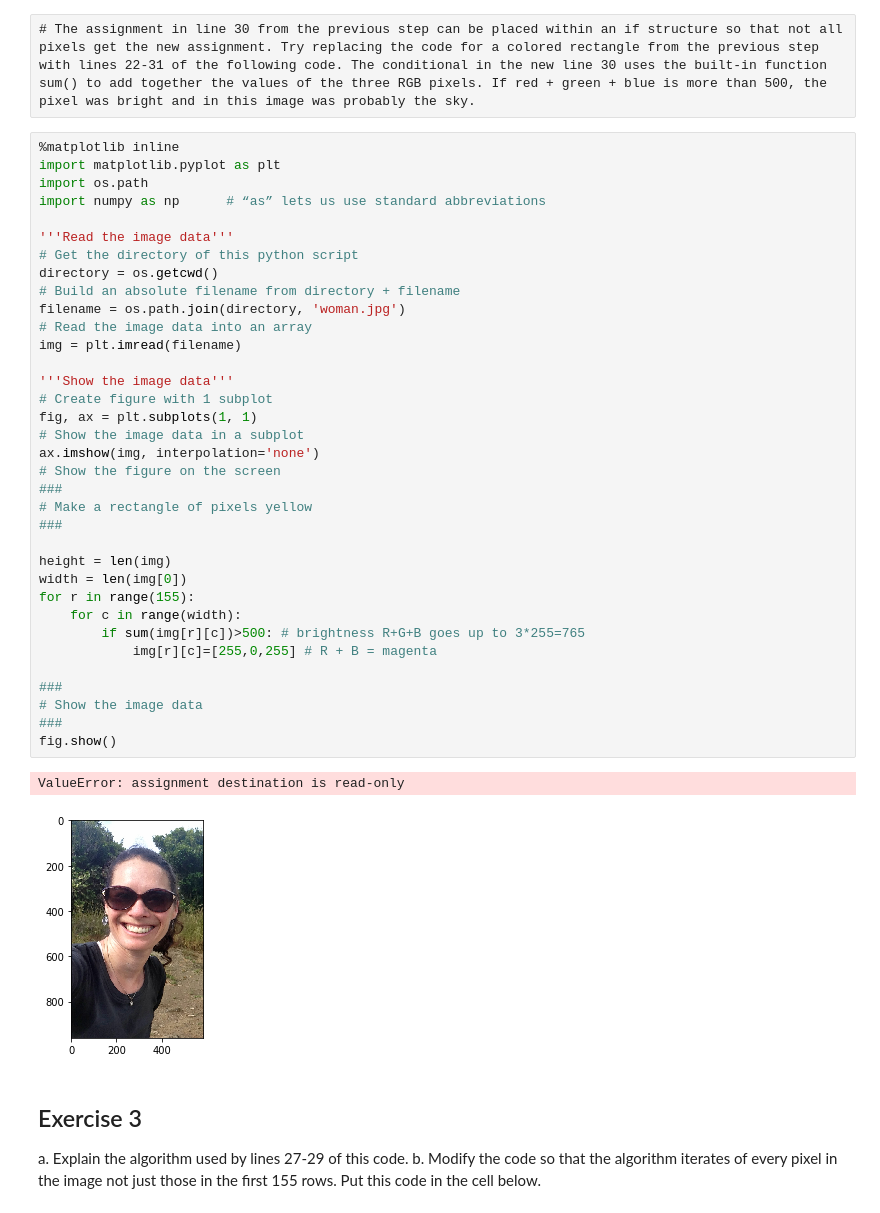
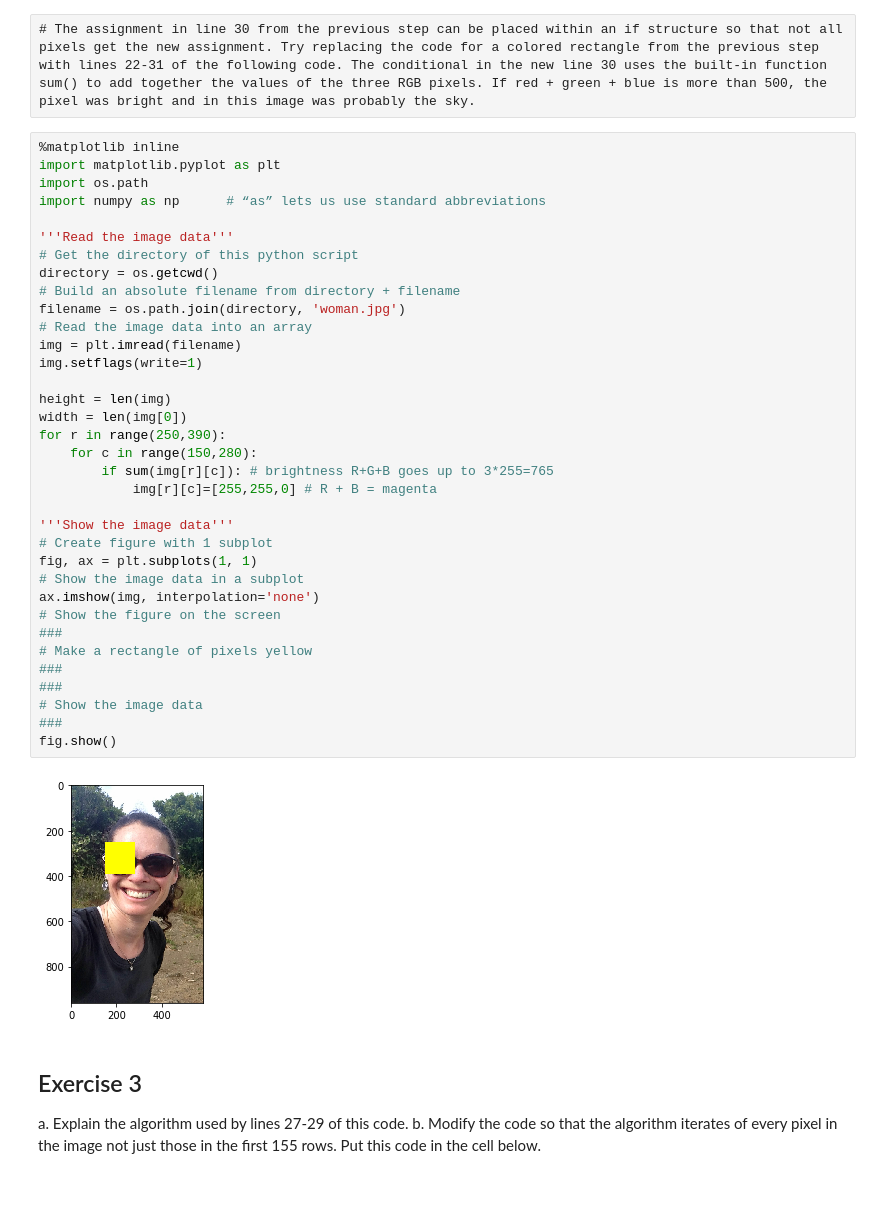
Before and after one commit to DaveMurr/1-4-3-DaveMurr, a Jupyter notebook: 1.4.3 Arrays and Images.ipynb, the cells around one changed output. Cells and saved outputs as stored; diff of their text form.

```diff
--- a/1.4.3 Arrays and Images.ipynb
+++ b/1.4.3 Arrays and Images.ipynb
@@ -176,41 +176,40 @@ fig.show()
 # %%
 %matplotlib inline
 import matplotlib.pyplot as plt
 import os.path
 import numpy as np      # “as” lets us use standard abbreviations
 
 '''Read the image data'''
 # Get the directory of this python script
 directory = os.getcwd()
 # Build an absolute filename from directory + filename
 filename = os.path.join(directory, 'woman.jpg')
 # Read the image data into an array
 img = plt.imread(filename)
+img.setflags(write=1)
+
+height = len(img)
+width = len(img[0])
+for r in range(250,390):
+    for c in range(150,280):
+        if sum(img[r][c]): # brightness R+G+B goes up to 3*255=765
+            img[r][c]=[255,255,0] # R + B = magenta
 
 '''Show the image data'''
 # Create figure with 1 subplot
 fig, ax = plt.subplots(1, 1)
 # Show the image data in a subplot
 ax.imshow(img, interpolation='none')
 # Show the figure on the screen
 ###
 # Make a rectangle of pixels yellow
 ###
-
-height = len(img)
-width = len(img[0])
-for r in range(155):
-    for c in range(width):
-        if sum(img[r][c])>500: # brightness R+G+B goes up to 3*255=765
-            img[r][c]=[255,0,255] # R + B = magenta
-
 ###
 # Show the image data
 ###
 fig.show()
 # %% [output]
-ValueError: assignment destination is read-only
-[figure, old version]
+[figure, new version]
 # %% [markdown]
 ## Exercise 3
 a. Explain the algorithm used by lines 27-29 of this code.
```
Also changed, not shown: parts of 2 cells of this notebook.
